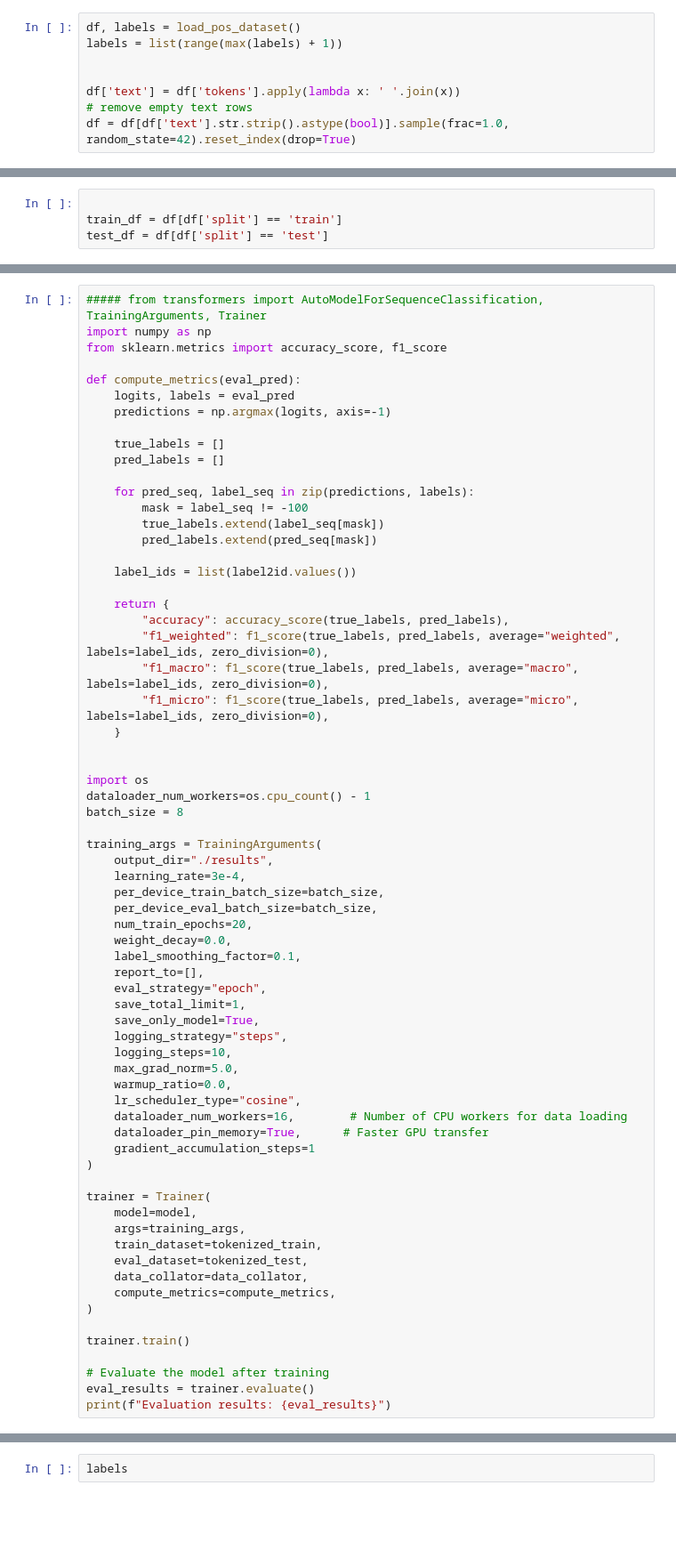
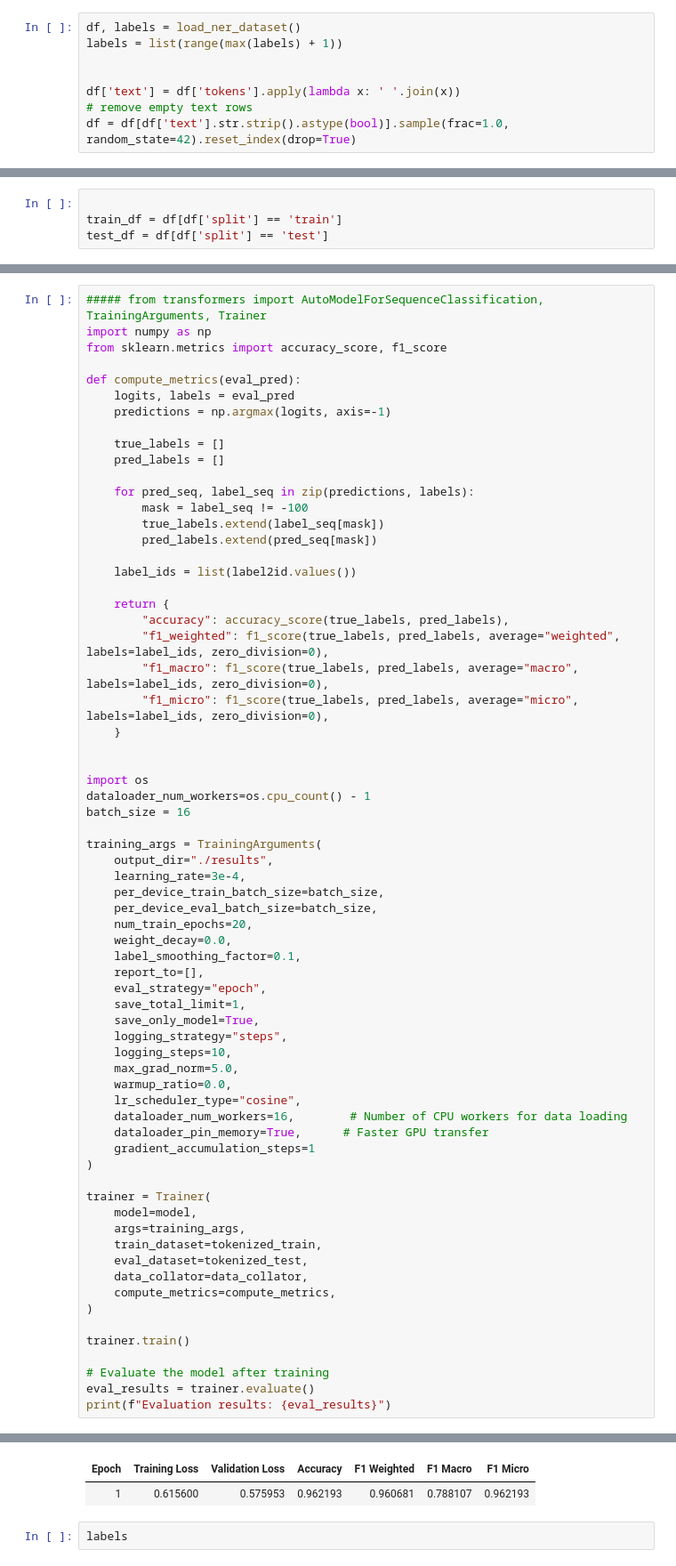
Before and after one commit to leobitz/afri-distilemb, a Jupyter notebook: train-ner.ipynb, the cells around one changed output, grey strips where cells are left out. Shown: that part at 89% size. Cells and saved outputs as stored; diff of their text form; blank space fills up the shorter version.

```diff
--- a/train-ner.ipynb
+++ b/train-ner.ipynb
@@ -45,7 +45,7 @@ config = DistillModelConfig(
     label_smoothing_factor=0.1,
 )
 # %%
-df, labels = load_pos_dataset()
+df, labels = load_ner_dataset()
 labels = list(range(max(labels) + 1))
 
 
@@ -166,7 +212,7 @@ def compute_metrics(eval_pred):
 
 import os
 dataloader_num_workers=os.cpu_count() - 1
-batch_size = 8
+batch_size = 16
 
 training_args = TrainingArguments(
     output_dir="./results",
@@ -204,3 +250,4 @@ trainer.train()
 # Evaluate the model after training
 eval_results = trainer.evaluate()
 print(f"Evaluation results: {eval_results}")
+# %% [output]
@@ -207,3 +255,5 @@ print(f"Evaluation results: {eval_results}")
+| Epoch | Training Loss | Validation Loss | Accuracy | F1 Weighted | F1 Macro | F1 Micro |
+| 1 | 0.615600 | 0.575953 | 0.962193 | 0.960681 | 0.788107 | 0.962193 |
 # %%
 labels
 # %%
```
Also changed, not shown: parts of 8 cells of this notebook, 9 other files.
